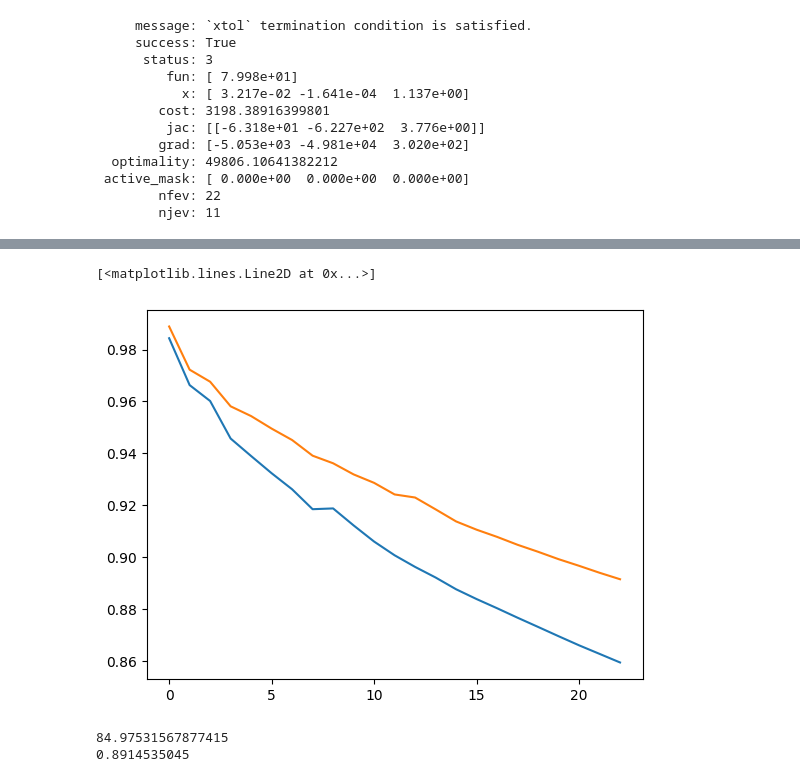
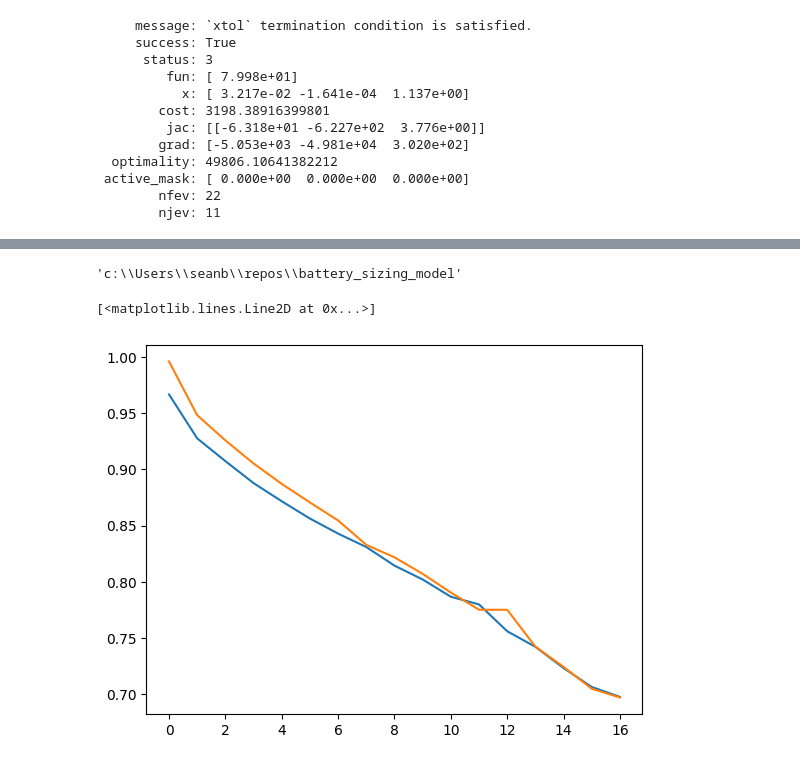
Before and after one commit to seanbuchanan-eng/battery_sizing_model, a Jupyter notebook: degradation_model/average_model.ipynb, the cells around one changed output, grey strips where cells are left out. Saved outputs shown, nothing was run; the diff lists cells and outputs as text; code cells hidden in the pictures.

```diff
--- a/degradation_model/average_model.ipynb
+++ b/degradation_model/average_model.ipynb
@@ -240,16 +210,10 @@ else:
-# %%
-# out = np.cumsum(list(data_array[cell][0].values()))
-# plt.plot(out[::2], marker='*')
-# plt.plot(list(data[9][1].values())[2::2])
-plt.plot(val_array[14][-1].values())
-plt.plot(val_array[15][-1].values())
-# data_array[10]
-# %% [output]
-[<matplotlib.lines.Line2D at 0x...>]
-[figure, removed]
-# %%
-print(soh[-1])
-print(list(data[cell][4].values())[-1])
-# %% [output]
-84.97531567877415
-0.8914535045
+# %%
+os.getcwd()
+# %% [output]
+'c:\\Users\\seanb\\repos\\battery_sizing_model'
+# %%
+plt.plot(data_array[3][4].values())
+plt.plot(val_array[8][4].values())
+# %% [output]
+[<matplotlib.lines.Line2D at 0x...>]
+[figure, added]
```
Also changed, not shown: parts of 15 cells of this notebook.
